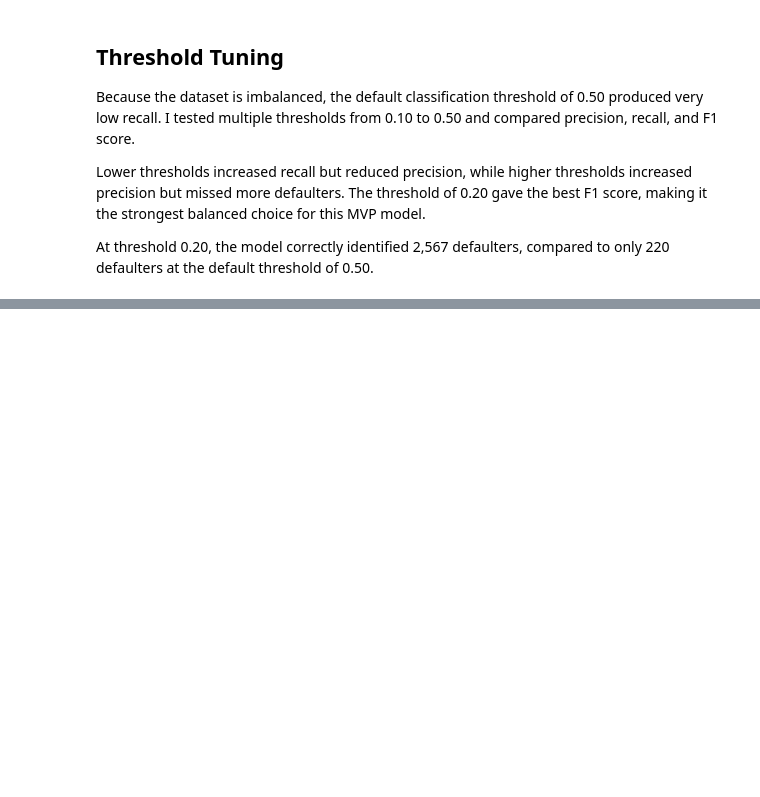
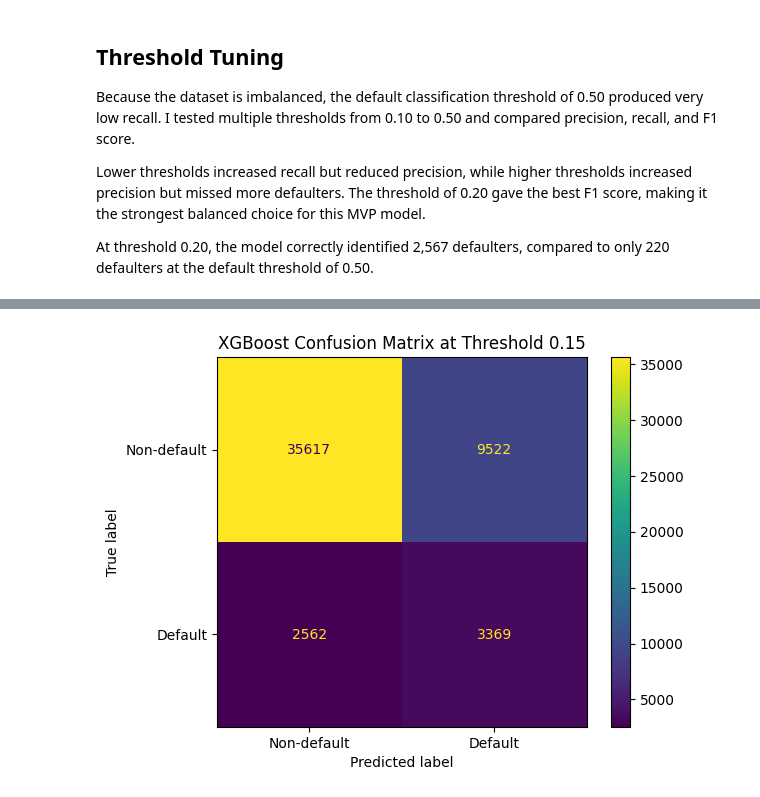
Before and after one commit to srikard727/loan-defaulter, a Jupyter notebook: Untitled.ipynb, the cells around one changed output, grey strips where cells are left out. Drawn from its saved outputs; the diff is of its cells as text; code cells hidden in the pictures; blank space fills up the shorter version.

```diff
--- a/Untitled.ipynb
+++ b/Untitled.ipynb
@@ -417,5 +417,16 @@ Lower thresholds increased recall but reduced precision, while higher thresholds
 At threshold 0.20, the model correctly identified 2,567 defaulters, compared to only 220 defaulters at the default threshold of 0.50.
 # %%
 # Use Random Forest that can catch features like low income + high loan amount + high interest rate
+# Number of estimators is the amount of decision trees
 from sklearn.ensemble import RandomForestClassifier
-from sklearn.metrics import accuracy_score, precision_score, recall_score,
+from sklearn.metrics import accuracy_score, precision_score, recall_score, f1_score, roc_auc_score, confusion_matrix
+
+rf_model = RandomForestClassifier(
+    n_estimators=100,
+    random_state=42,
+    class_weight="balanced"
+)
+
+rf_model.fit(X_train, y_train)
+
+rf_proba = rf_model.predict_proba(X_test)[:, 1]
@@ -421,0 +536,15 @@ from sklearn.metrics import accuracy_score, precision_score, recall_score,
+# %%
+from xgboost import XGBClassifier
+from sklearn.metrics import precision_score, recall_score, f1_score, roc_auc_score, confusion_matrix
+
+xgb_model = XGBClassifier(
+    n_estimators=100,
+    learning_rate=0.1,
+    max_depth=3,
+    random_state=42,
+    eval_metric="logloss"
+)
+
+xgb_model.fit(X_train, y_train)
+
+xgb_proba = xgb_model.predict_proba(X_test)[:, 1]
@@ -421,0 +615,19 @@ from sklearn.metrics import accuracy_score, precision_score, recall_score,
+# %%
+from sklearn.metrics import ConfusionMatrixDisplay, confusion_matrix
+import matplotlib.pyplot as plt
+
+threshold = 0.15
+xgb_pred_015 = (xgb_proba >= threshold).astype(int)
+
+cm = confusion_matrix(y_test, xgb_pred_015)
+
+disp = ConfusionMatrixDisplay(
+    confusion_matrix=cm,
+    display_labels=["Non-default", "Default"]
+)
+
+disp.plot()
+plt.title("XGBoost Confusion Matrix at Threshold 0.15")
+plt.show()
+# %% [output]
+[figure, added]
```
Also changed, not shown: parts of 16 cells of this notebook.
